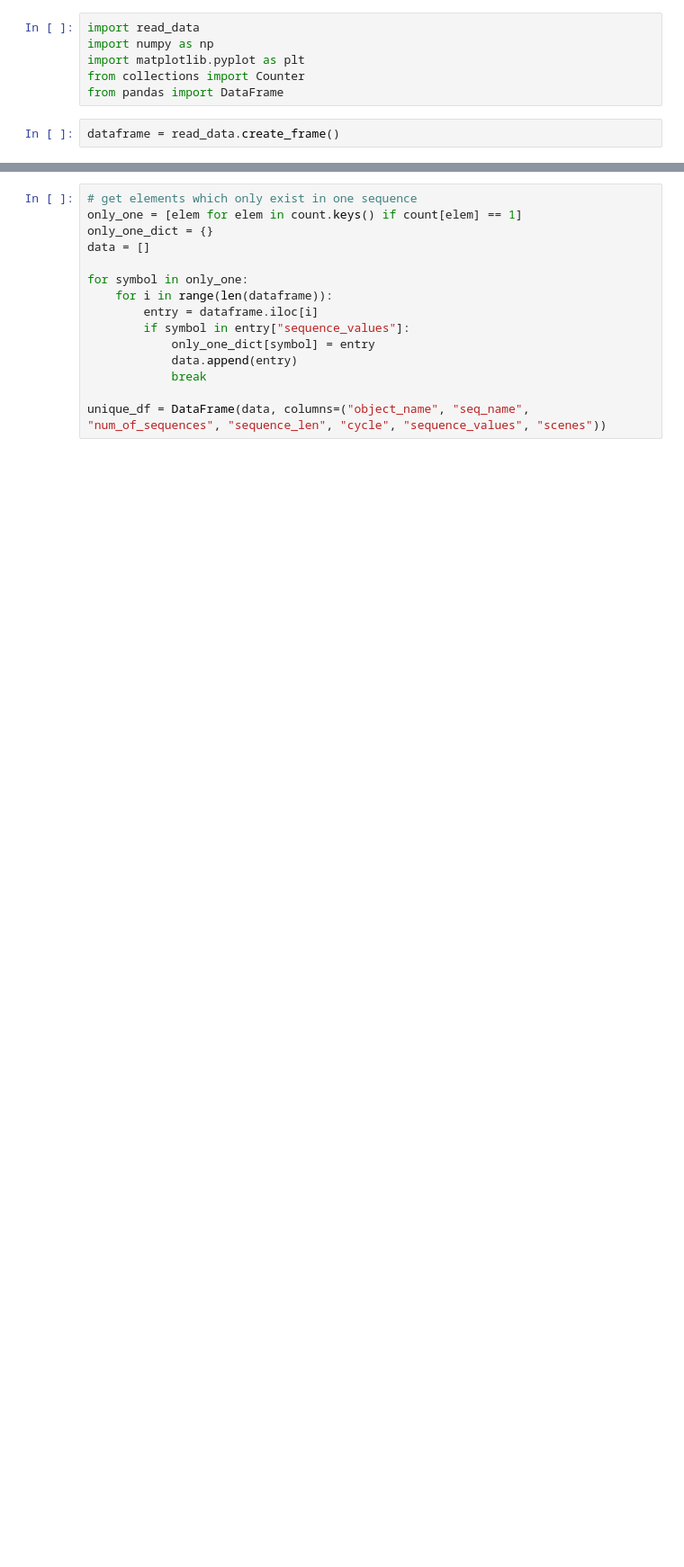
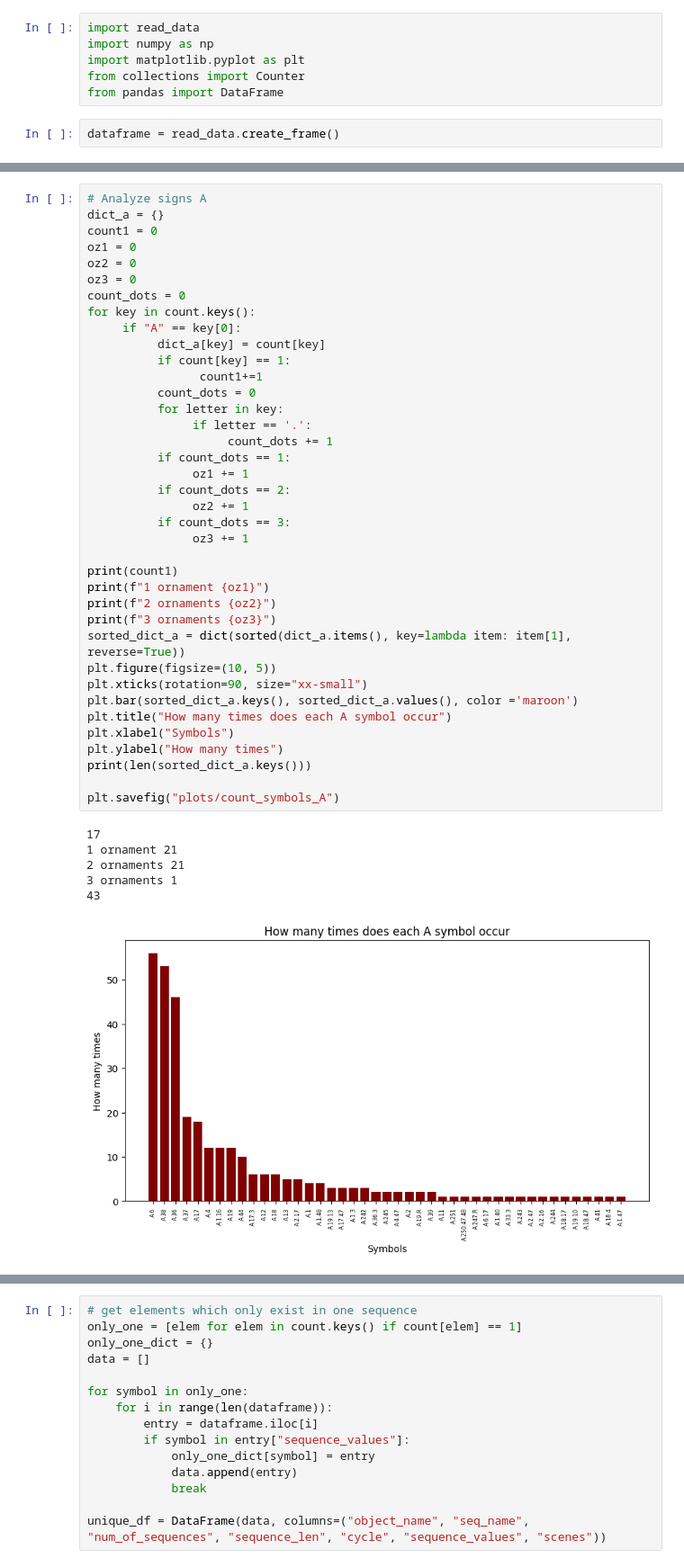
Before and after one commit to agentolek/Bootcamp-mini-hackathon-2024, a Jupyter notebook: Slodziaki/code/unique_symbol_and_scene.ipynb, the cells around one changed output, grey strips where cells are left out. Shown at 90% size. Saved outputs shown, nothing was run; the diff lists cells and outputs as text; blank space fills up the shorter version.

```diff
--- a/Slodziaki/code/unique_symbol_and_scene.ipynb
+++ b/Slodziaki/code/unique_symbol_and_scene.ipynb
@@ -25,0 +32,45 @@ print(len(count))
+# %%
+# Analyze signs A
+dict_a = {}
+count1 = 0
+oz1 = 0
+oz2 = 0
+oz3 = 0
+count_dots = 0
+for key in count.keys():
+     if "A" == key[0]:
+          dict_a[key] = count[key]
+          if count[key] == 1:
+                count1+=1
+          count_dots = 0
+          for letter in key:
+               if letter == '.':
+                    count_dots += 1
+          if count_dots == 1:
+               oz1 += 1
+          if count_dots == 2:
+               oz2 += 1
+          if count_dots == 3:
+               oz3 += 1
+
+print(count1)
+print(f"1 ornament {oz1}")
+print(f"2 ornaments {oz2}")
+print(f"3 ornaments {oz3}")
+sorted_dict_a = dict(sorted(dict_a.items(), key=lambda item: item[1], reverse=True))
+plt.figure(figsize=(10, 5))
+plt.xticks(rotation=90, size="xx-small")
+plt.bar(sorted_dict_a.keys(), sorted_dict_a.values(), color ='maroon')
+plt.title("How many times does each A symbol occur")
+plt.xlabel("Symbols")
+plt.ylabel("How many times")
+print(len(sorted_dict_a.keys()))
+
+plt.savefig("plots/count_symbols_A")
+# %% [output]
+17
+1 ornament 21
+2 ornaments 21
+3 ornaments 1
+43
+[figure, added]
```
Also changed, not shown: parts of 11 cells of this notebook, 19 other files.
